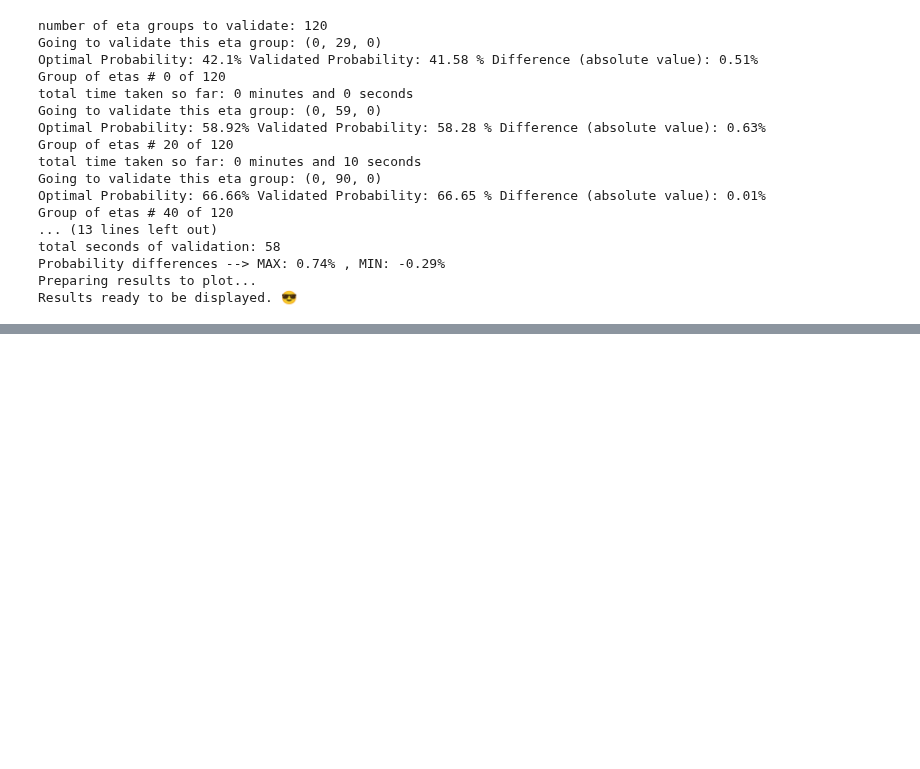
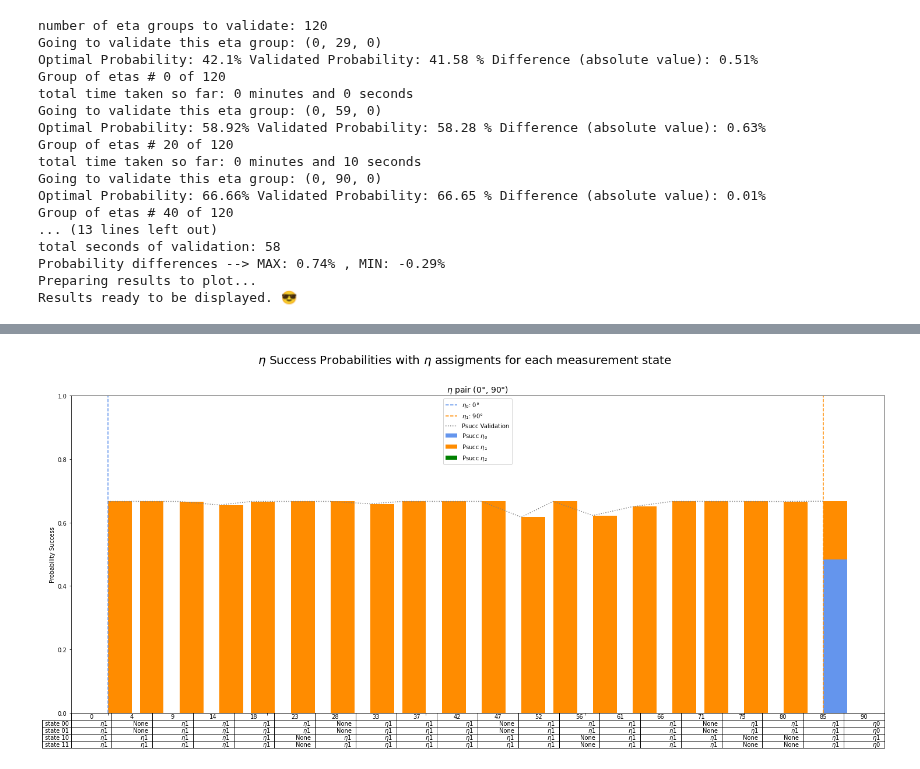
Before and after one commit to iamtxena/quantum-channel-discrimination, a Jupyter notebook: src/3-etas-results-analysis-validation.ipynb, the cells around one changed output, grey strips where cells are left out. Cells and saved outputs as stored; diff of their text form; code cells hidden in the pictures; blank space fills up the shorter version.

```diff
--- a/src/3-etas-results-analysis-validation.ipynb
+++ b/src/3-etas-results-analysis-validation.ipynb
@@ -91,0 +74,4 @@ plot_eta_assignments(validated_results.results_to_plot)
+# %%
+validated_results.plot_eta_assignments(eta_pair_index=2)
+# %% [output]
+[figure, added]
```
Also changed, not shown: parts of 12 cells of this notebook, 1 other file.
